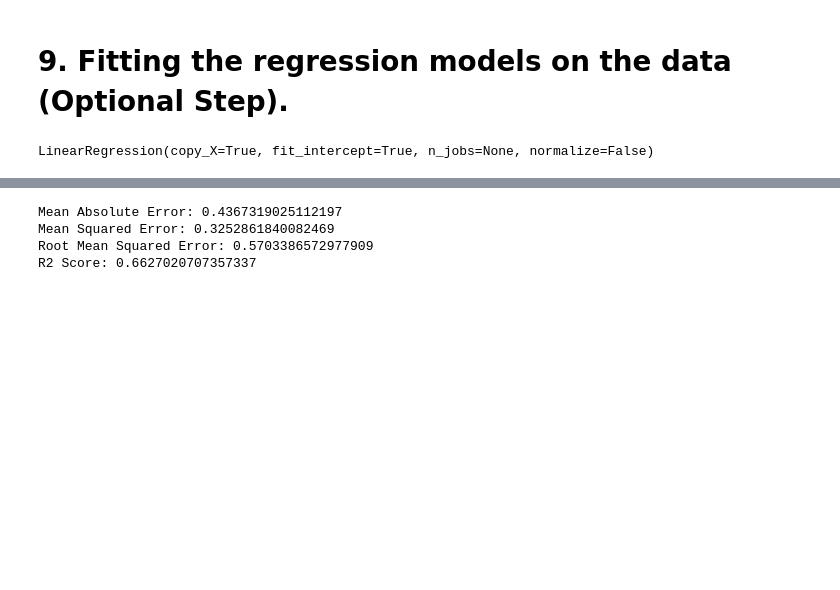
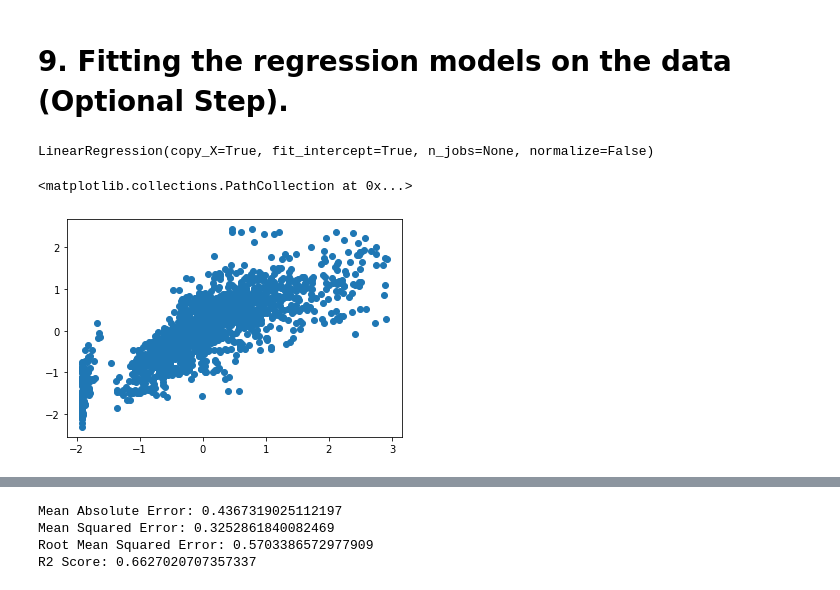
Before and after one commit to pranavjain594/InternshipProject, a Jupyter notebook: ProjectCode.ipynb, the cells around one changed output, grey strips where cells are left out. Drawn from its saved outputs; the diff is of its cells as text; code cells hidden in the pictures; blank space fills up the shorter version.

```diff
--- a/ProjectCode.ipynb
+++ b/ProjectCode.ipynb
@@ -388,3 +388,7 @@ LinearRegression(copy_X=True, fit_intercept=True, n_jobs=None, normalize=False)
 # %%
 # Predicting the Test set results
 y_pred = regressor.predict(X_test)
+plt.scatter(y_test,y_pred)
+# %% [output]
+<matplotlib.collections.PathCollection at 0x...>
+[figure, added]
```
Also changed, not shown: parts of 7 cells of this notebook.
